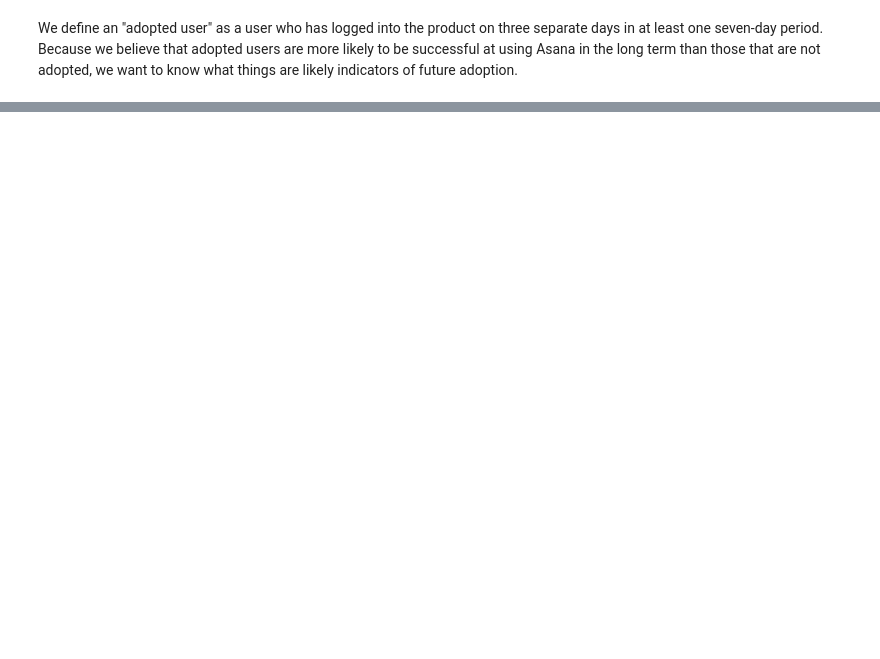
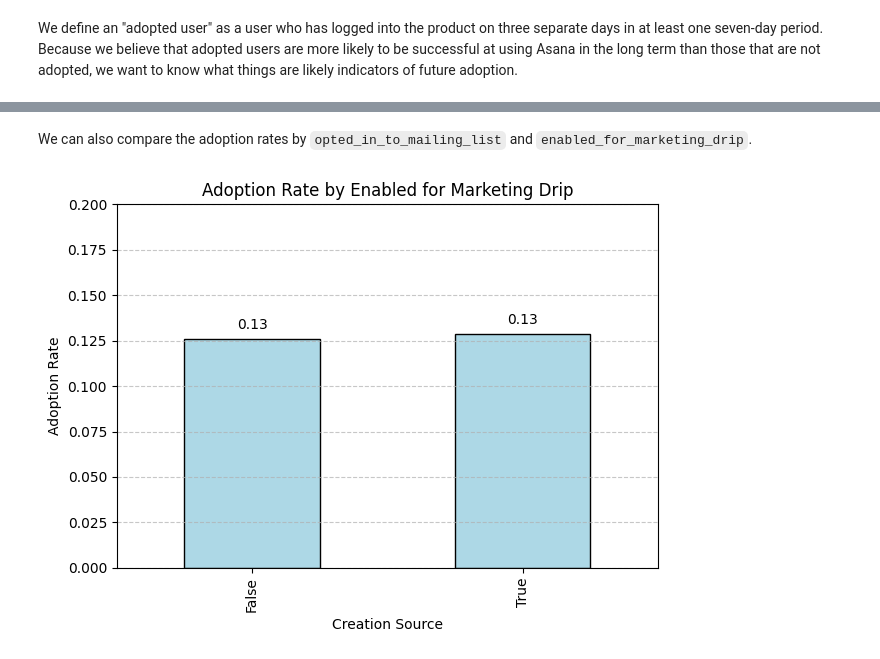
Before and after one commit to opheliasin/asana_summer2024_dsintern_takehome, a Jupyter notebook: Calculating Adoption Rate.ipynb, the cells around one changed output, grey strips where cells are left out. Cells and saved outputs as stored; diff of their text form; code cells hidden in the pictures; blank space fills up the shorter version.

```diff
--- a/Calculating Adoption Rate.ipynb
+++ b/Calculating Adoption Rate.ipynb
@@ -234,0 +147,48 @@ else:
+# %%
+# Calculate the adoption rate by 'creation_source'
+adoption_rate = merged_df.groupby('creation_source')['has_adopted'].mean()
+
+# Plot the adoption rate
+ax = adoption_rate.plot(kind='bar', color='lightgreen', edgecolor='black')
+plt.title('Adoption Rate by Creation Source')
+plt.xlabel('Creation Source')
+plt.ylabel('Adoption Rate')
+plt.ylim(0, 0.2)
+plt.grid(axis='y', linestyle='--', alpha=0.7)
+
+for p in ax.patches:
+    ax.annotate(f"{p.get_height():.2f}",
+                (p.get_x() + p.get_width() / 2., p.get_height()),
+                ha='center',
+                va='center',
+                xytext=(0, 10),
+                textcoords='offset points')
+
+plt.tight_layout()
+plt.show()
+# %% [markdown]
+We can also compare the adoption rates by `opted_in_to_mailing_list` and `enabled_for_marketing_drip`.
+# %%
+# Calculate the adoption rate by 'creation_source'
+enabled_for_marketing_drip_adoption_rate = merged_df.groupby('enabled_for_marketing_drip')['has_adopted'].mean()
+
+# Plot the adoption rate
+ax1 = enabled_for_marketing_drip_adoption_rate.plot(kind='bar', color='lightblue', edgecolor='black')
+plt.title('Adoption Rate by Enabled for Marketing Drip')
+plt.xlabel('Creation Source')
+plt.ylabel('Adoption Rate')
+plt.ylim(0, 0.2)
+plt.grid(axis='y', linestyle='--', alpha=0.7)
+
+for p in ax.patches:
+    ax1.annotate(f"{p.get_height():.2f}",
+                (p.get_x() + p.get_width() / 2., p.get_height()),
+                ha='center',
+                va='center',
+                xytext=(0, 10),
+                textcoords='offset points')
+
+plt.tight_layout()
+plt.show()
+# %% [output]
+[figure, added]
```
Also changed, not shown: parts of 32 cells of this notebook, 1 other file.
